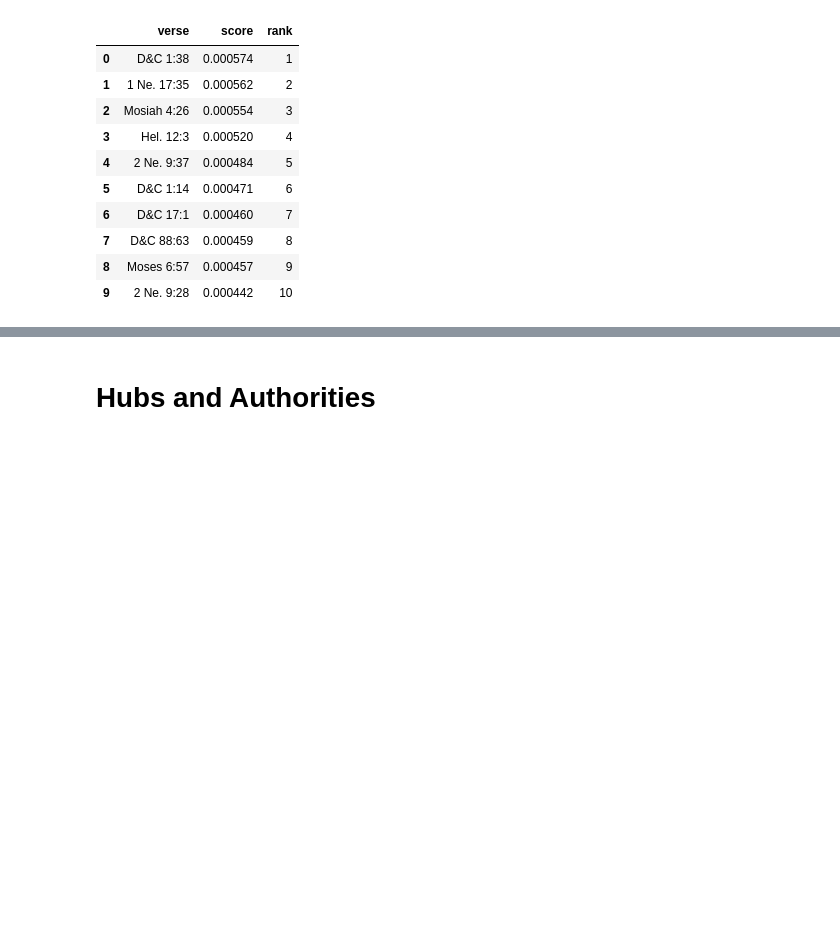
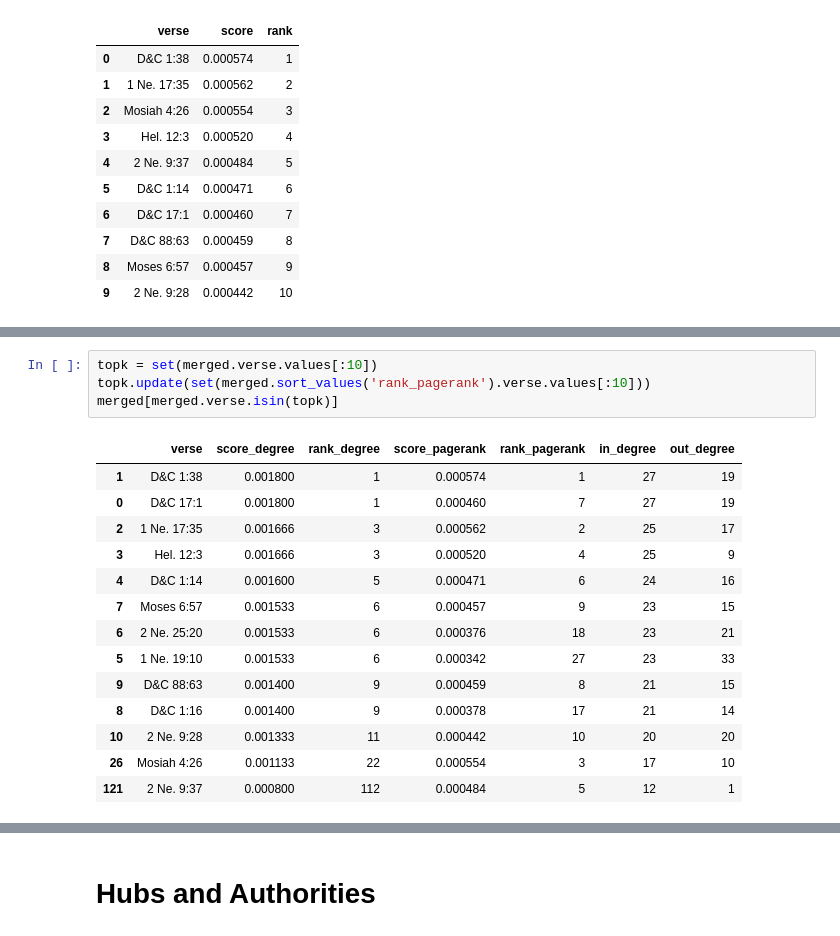
Before and after one commit to skearnes/scripture-graph, a Jupyter notebook: posts/2020-12-31/post.ipynb, the cells around one changed output, grey strips where cells are left out. Drawn from its saved outputs; the diff is of its cells as text; blank space fills up the shorter version.

```diff
--- a/posts/2020-12-31/post.ipynb
+++ b/posts/2020-12-31/post.ipynb
@@ -174,6 +185,25 @@ merged.head()
 | 2 | 1 Ne. 17:35 | 0.001666 | 3 | 0.000562 | 2 | 25 | 17 |
 | 3 | Hel. 12:3 | 0.001666 | 3 | 0.000520 | 4 | 25 | 9 |
 | 4 | D&C 1:14 | 0.001600 | 5 | 0.000471 | 6 | 24 | 16 |
+# %%
+topk = set(merged.verse.values[:10])
+topk.update(set(merged.sort_values('rank_pagerank').verse.values[:10]))
+merged[merged.verse.isin(topk)]
+# %% [output]
+|  | verse | score_degree | rank_degree | score_pagerank | rank_pagerank | in_degree | out_degree |
+| 1 | D&C 1:38 | 0.001800 | 1 | 0.000574 | 1 | 27 | 19 |
+| 0 | D&C 17:1 | 0.001800 | 1 | 0.000460 | 7 | 27 | 19 |
+| 2 | 1 Ne. 17:35 | 0.001666 | 3 | 0.000562 | 2 | 25 | 17 |
+| 3 | Hel. 12:3 | 0.001666 | 3 | 0.000520 | 4 | 25 | 9 |
+| 4 | D&C 1:14 | 0.001600 | 5 | 0.000471 | 6 | 24 | 16 |
+| 7 | Moses 6:57 | 0.001533 | 6 | 0.000457 | 9 | 23 | 15 |
+| 6 | 2 Ne. 25:20 | 0.001533 | 6 | 0.000376 | 18 | 23 | 21 |
+| 5 | 1 Ne. 19:10 | 0.001533 | 6 | 0.000342 | 27 | 23 | 33 |
+| 9 | D&C 88:63 | 0.001400 | 9 | 0.000459 | 8 | 21 | 15 |
+| 8 | D&C 1:16 | 0.001400 | 9 | 0.000378 | 17 | 21 | 14 |
+| 10 | 2 Ne. 9:28 | 0.001333 | 11 | 0.000442 | 10 | 20 | 20 |
+| 26 | Mosiah 4:26 | 0.001133 | 22 | 0.000554 | 3 | 17 | 10 |
+| 121 | 2 Ne. 9:37 | 0.000800 | 112 | 0.000484 | 5 | 12 | 1 |
 # %%
 # Calculate the rank correlation; we don't necessarily expect/need the relationship to be linear (i.e. pearson)
 t, _ = scipy.stats.kendalltau(merged.score_degree.values, merged.score_pagerank.values)
```
Also changed, not shown: parts of 7 cells of this notebook.
